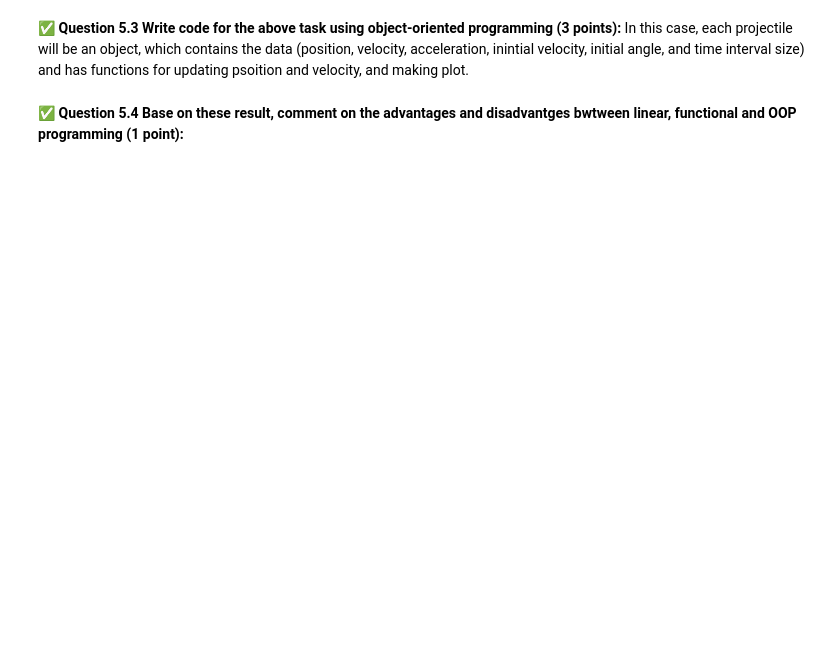
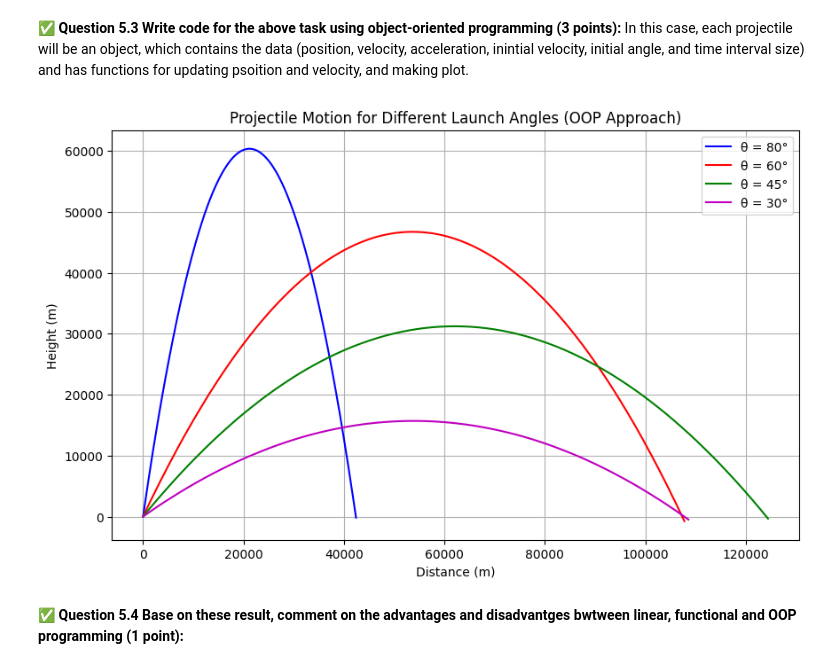
Before and after one commit to Andrew00-jpg/CMSE202-f25-turnin, a Jupyter notebook: midterm/CMSE202-Midterm-Section003-aes.ipynb, the cells around one changed output. Saved outputs shown, nothing was run; the diff lists cells and outputs as text; code cells hidden in the pictures; blank space fills up the shorter version.

```diff
--- a/midterm/CMSE202-Midterm-Section003-aes.ipynb
+++ b/midterm/CMSE202-Midterm-Section003-aes.ipynb
@@ -818,7 +961,89 @@ plt.plot(xp,yp,c='b')
 # %%
 ### Put your code here
 
+
+import math
+import matplotlib.pyplot as plt
+
+# Define the Projectile class
 class Projectile:
+    def __init__(self, v0, theta, dt=1):
+        """
+        Initializes a projectile with given initial velocity and launch angle.
+
+        Parameters:
+        v0 (float): Initial velocity (m/s)
+        theta (float): Launch angle (degrees)
+        dt (float): Time step (s)
+        """
+        self.v0 = v0
+        self.theta = math.radians(theta)  # Convert angle to radians
+        self.dt = dt
+        self.ax = 0  # No acceleration in x-direction
+        self.ay = -9.81  # Acceleration due to gravity (m/s^2)
+
+        # Initial velocity components
+        self.vx = v0 * math.cos(self.theta)
+        self.vy = v0 * math.sin(self.theta)
+
+        # Initial position
+        self.x = 0
+        self.y = 0
+
+        # Lists to store trajectory data
+        self.xp = [self.x]
+        self.yp = [self.y]
+
+    def update_velocity(self):
+        """Updates velocity components after a time step."""
+        self.vx += self.ax * self.dt
+        self.vy += self.ay * self.dt
+
+    def update_position(self):
+        """Updates position based on current velocity."""
+        self.x += self.vx * self.dt
+        self.y += self.vy * self.dt
+        self.xp.append(self.x)
+        self.yp.append(self.y)
+
+    def simulate(self):
+        """Simulates the projectile motion until it hits the ground."""
+        while self.y >= 0:
+            self.update_position()
+            self.update_velocity()
+
+    def plot_trajectory(self, color='b', label=None):
+        """Plots the trajectory of the projectile."""
+        plt.plot(self.xp, self.yp, color=color, label=label)
+
+
+# =============================== Main Code =============================== #
+
+# Initial velocity
+v0 = 1100
+
+# Define the angles to simulate
+angles = [80, 60, 45, 30]
+colors = ['b', 'r', 'g', 'm']
+labels = [f'θ = {theta}°' for theta in angles]
+
+plt.figure(figsize=(10, 6))
+
+# Loop through each angle and simulate the projectile
+for i, theta in enumerate(angles):
+    proj = Projectile(v0, theta)  # Create a projectile object
+    proj.simulate()  # Simulate its motion
+    proj.plot_trajectory(color=colors[i], label=labels[i])  # Plot trajectory
+
+# Formatting the plot
+plt.xlabel("Distance (m)")
+plt.ylabel("Height (m)")
+plt.title("Projectile Motion for Different Launch Angles (OOP Approach)")
+plt.legend()
+plt.grid(True)
+plt.show()
+# %% [output]
+[figure, added]
 # %% [markdown]
 &#9989; **Question 5.4 Base on these result, comment on the advantages and disadvantges bwtween linear, functional and OOP programming (1 point):**
 # %% [markdown]
```
Also changed, not shown: parts of 6 cells of this notebook.
